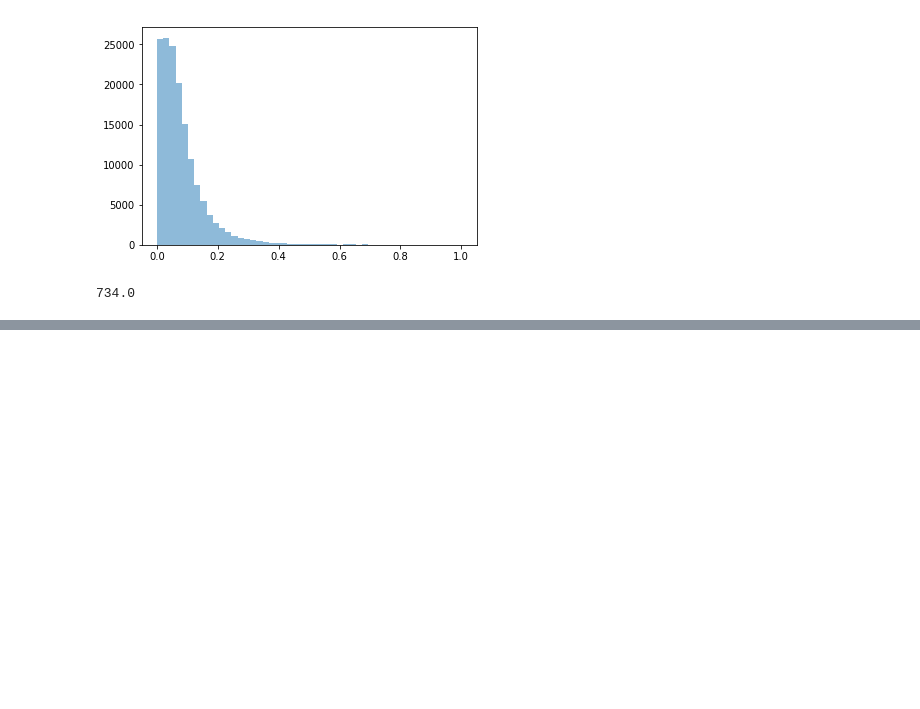
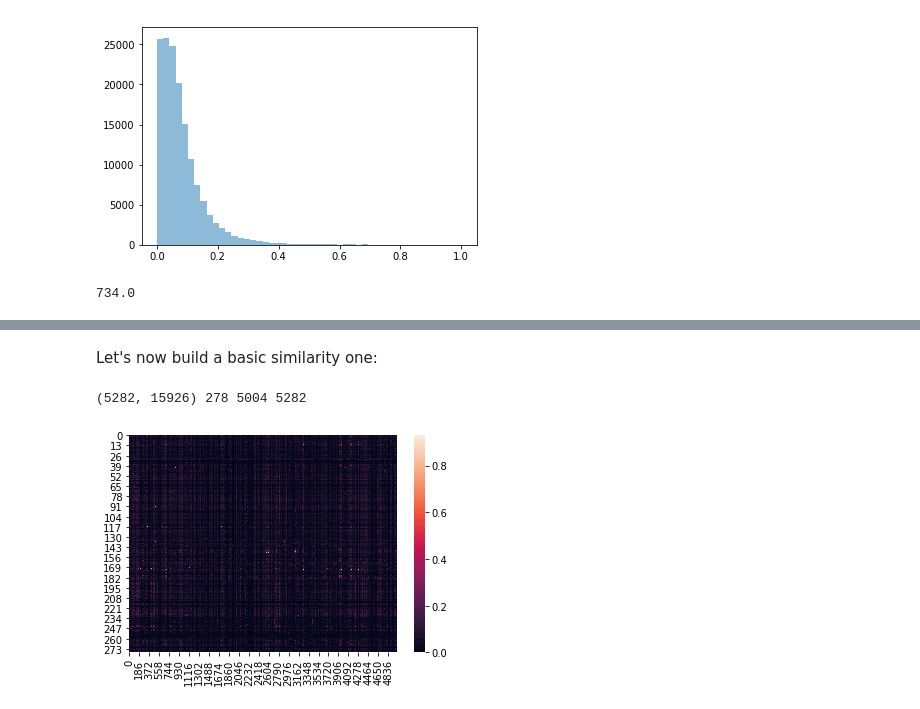
Before and after one commit to mmr12/Data-Science-lab-2018, a Jupyter notebook: PreperationWork/Looking_at_FAQ.ipynb, the cells around one changed output, grey strips where cells are left out. Saved outputs shown, nothing was run; the diff lists cells and outputs as text; code cells hidden in the pictures; blank space fills up the shorter version.

Commit message:
- Looked at duplicates and removed some - did TF-IDF on FAQ_ans and ticket_ans, generated some visualisations

```diff
--- a/PreperationWork/Looking_at_FAQ.ipynb
+++ b/PreperationWork/Looking_at_FAQ.ipynb
@@ -107,0 +131,8 @@ TypeError: A sparse matrix was passed, but dense data is required. Use X.toarray
+# %%
+# The next boxes are for when I tried to do this manually. Eventually settled for an approximate way
+# case A: this is a duplicate
+newa = np.append(newa, [ind[0]])
+newb = np.append(newb, [ind[1]])
+print(newa,'\n\n',newb,'\n\n', len(newa), len(newb))
+new_sim_matrix[ind] = 0
+new_sim_matrix[ind[1], ind[0]] = 0
@@ -107,0 +173,28 @@ TypeError: A sparse matrix was passed, but dense data is required. Use X.toarray
+# %%
+## DELETING DUPLICATES
+faq_ans = np.delete(faq_ans, newb)
+n_faq_ans = len(faq_ans)
+faq_ques = np.delete(faq_ques, newb)
+n_faq_ques = len(faq_ques)
+# %% [markdown]
+Let's now build a basic similarity one:
+# %%
+# Use same TF-IDF model as above
+# initialise model
+vectoriser2 = TfidfVectorizer(strip_accents='unicode', lowercase=True,analyzer='word')
+# create matrix: rows = all ans; cols = TI-IDF weighted word vector
+all_ans = list(faq_ans) + ticket_ans
+m2 = vectoriser2.fit_transform(all_ans)
+# DEBUG:
+print(m2.shape, len(faq_ans), len(ticket_ans), len(all_ans))
+# %% [output]
+(5282, 15926) 278 5004 5282
+# %%
+# Calculate similarities between faq ans and ticket ans
+SM = cosine_similarity(m2[:len(faq_ans),:], m2[len(faq_ans):,:])
+# %%
+# VISUALISATION: heatmap of the similarity matrix
+sns.heatmap(SM)
+plt.show()
+# %% [output]
+[figure, added]
```
Also changed, not shown: parts of 20 cells of this notebook.
